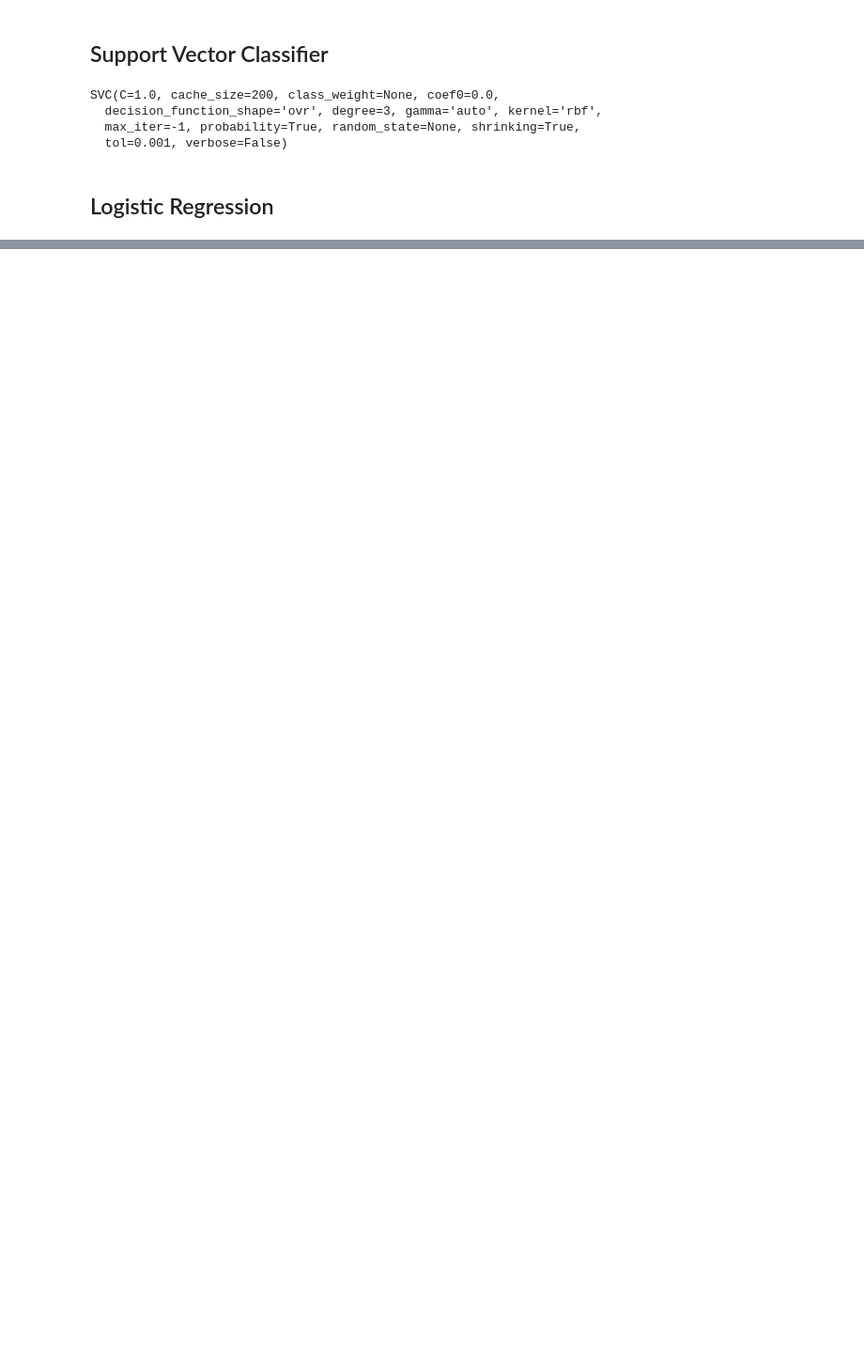
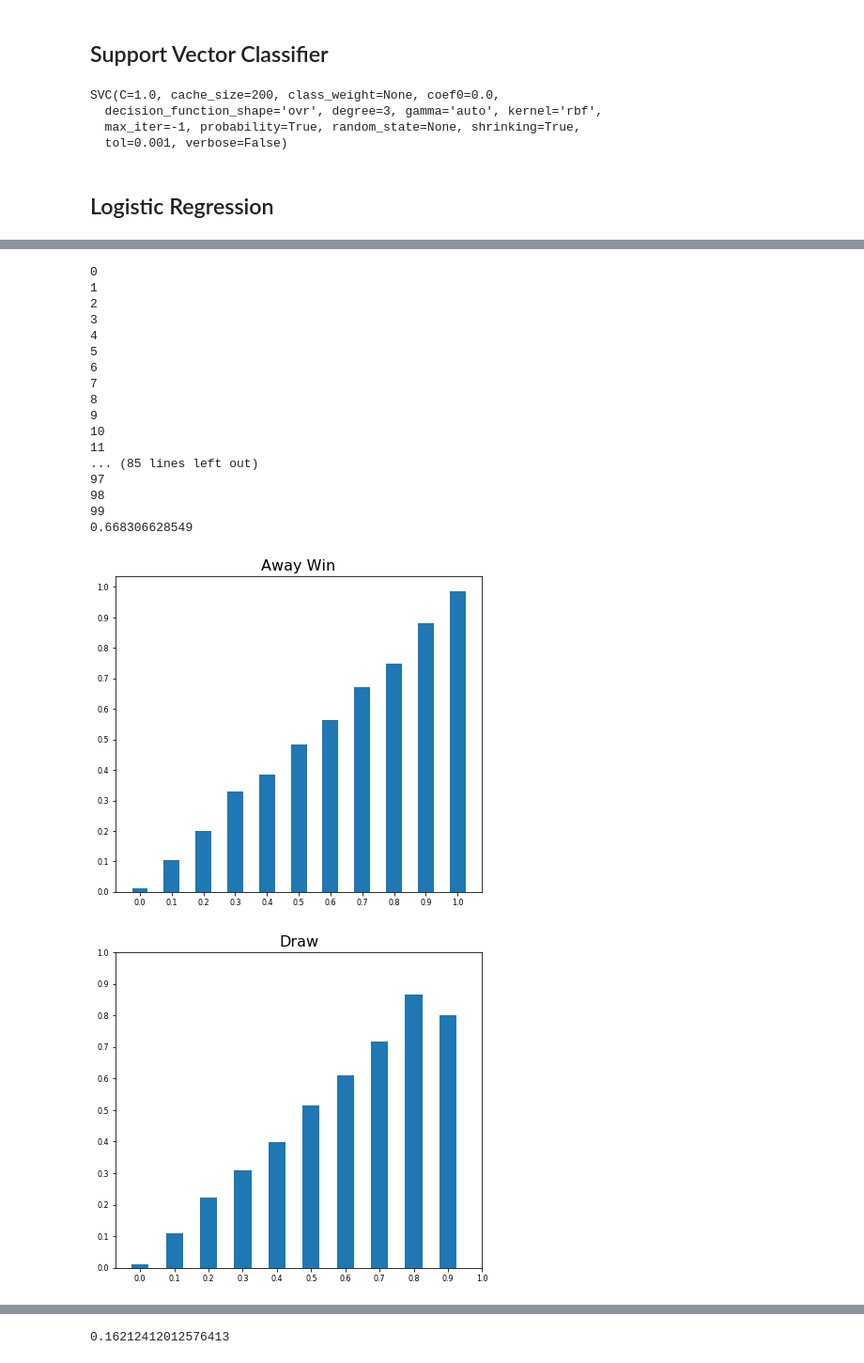
Before and after one commit to jay-z007/CSE519-2017-111463646, a Jupyter notebook: model.ipynb, the cells around one changed output, grey strips where cells are left out. Shown: that part at 94% size. Saved outputs shown, nothing was run; the diff lists cells and outputs as text; code cells hidden in the pictures; blank space fills up the shorter version.

```diff
--- a/model.ipynb
+++ b/model.ipynb
@@ -221,0 +258,36 @@ if a:
+# %%
+mlp = MLPClassifier(hidden_layer_sizes=(100, 50), activation='relu', solver='adam', learning_rate='constant',
+                   learning_rate_init=0.0001, max_iter=100, early_stopping=False, tol=0.00001, verbose=False,
+                   warm_start=True)
+
+for i in range(100):
+    print i
+    mlp.fit(X_train,y_train)
+
+y_pred = mlp.predict(X_test)
+
+print metrics.accuracy_score(y_test, y_pred)
+
+y_prob = mlp.predict_proba(X_test)
+
+eval_probs(y_prob, y_test, [-1,0,1],show_plot=True)
+# %% [output]
+0
+1
+2
+3
+4
+5
+6
+7
+8
+9
+10
+11
+... (85 lines left out)
+97
+98
+99
+0.668306628549
+[figure, added]
+[figure, added]
@@ -221,0 +295 @@ if a:
+0.16212412012576413
```
Also changed, not shown: parts of 34 cells of this notebook.
